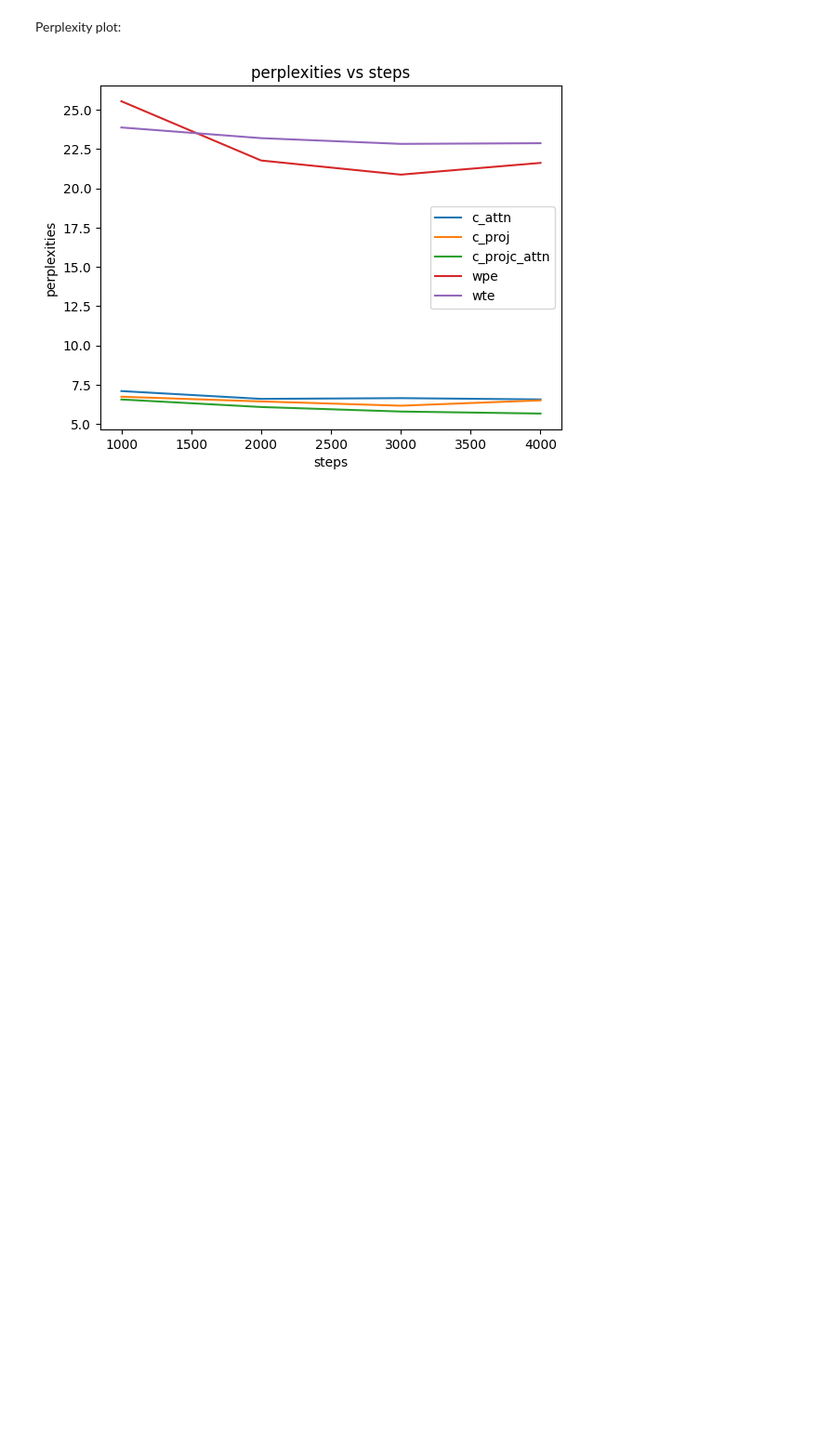
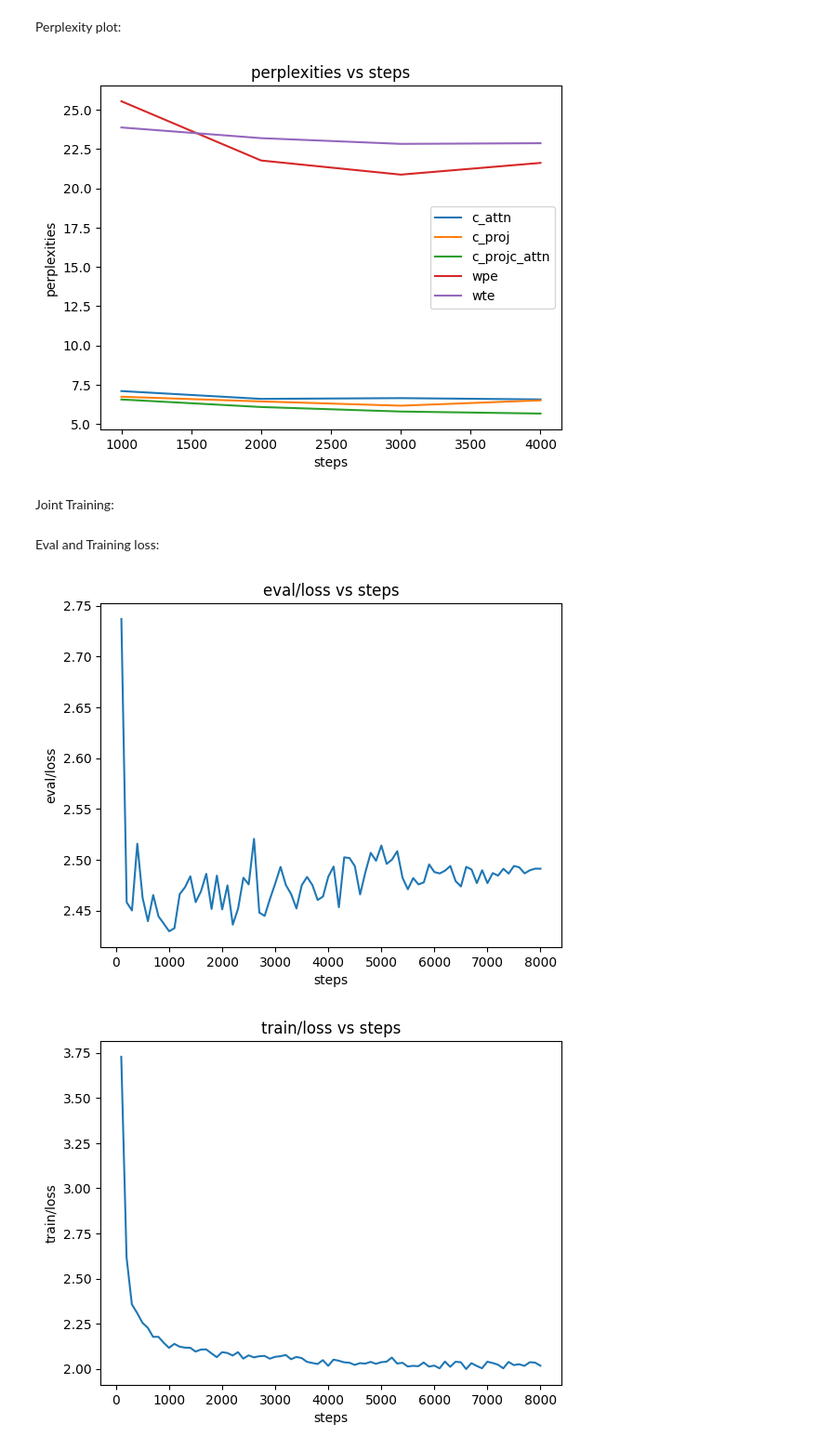
Before and after one commit to webs8328/YodaNLP, a Jupyter notebook: gpt_code/Plotting.ipynb, the cells around one changed output. Shown at 93% size. Cells and saved outputs as stored; diff of their text form; code cells hidden in the pictures; blank space fills up the shorter version.

```diff
--- a/gpt_code/Plotting.ipynb
+++ b/gpt_code/Plotting.ipynb
@@ -51,3 +51,14 @@ perps = [('c_attn', [(1000, 7.098493390083313), (2000, 6.601802804470062), (3000
 pu.Plotter.plot_perps(perps)
 # %% [output]
 [figure]
+# %% [markdown]
+Joint Training:
+# %% [markdown]
+Eval and Training loss:
+# %%
+jt_plotting = pu.Plotter("joint_training")
+jt_plotting.plot_scalars(["eval/loss"])
+jt_plotting.plot_scalars(["train/loss"])
+# %% [output]
+[figure, added]
+[figure, added]
```
